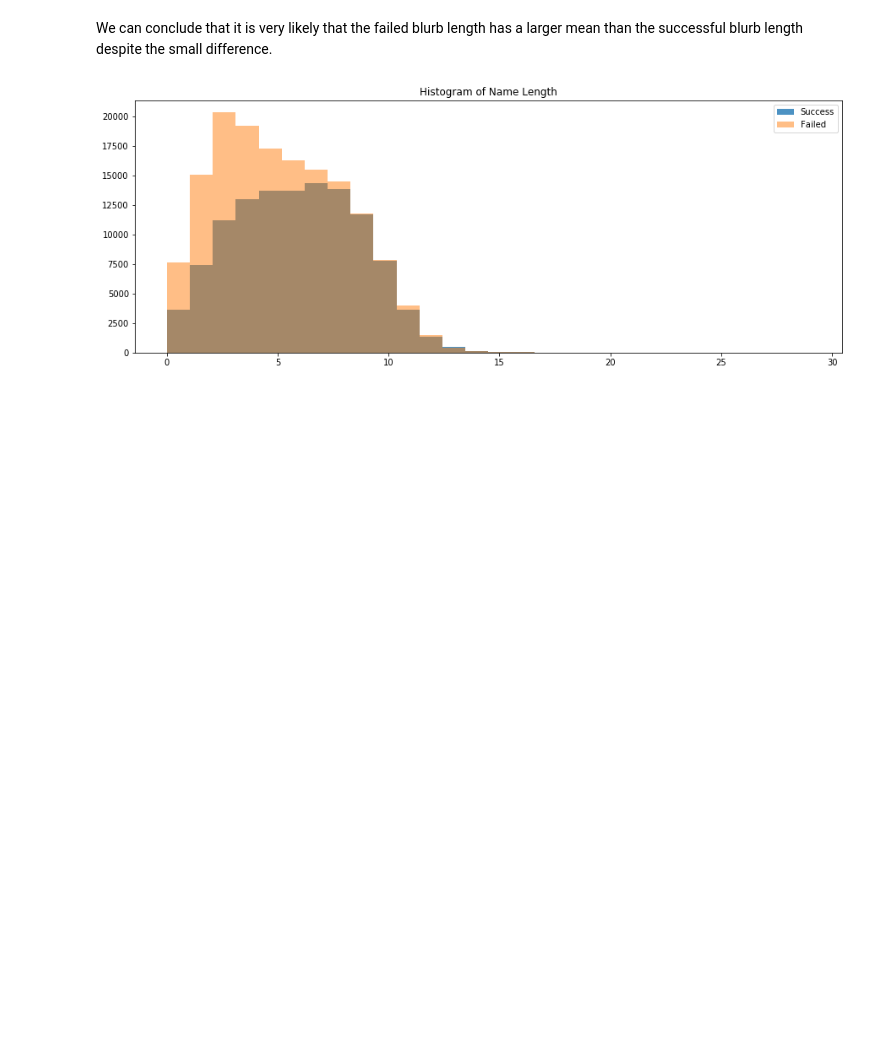
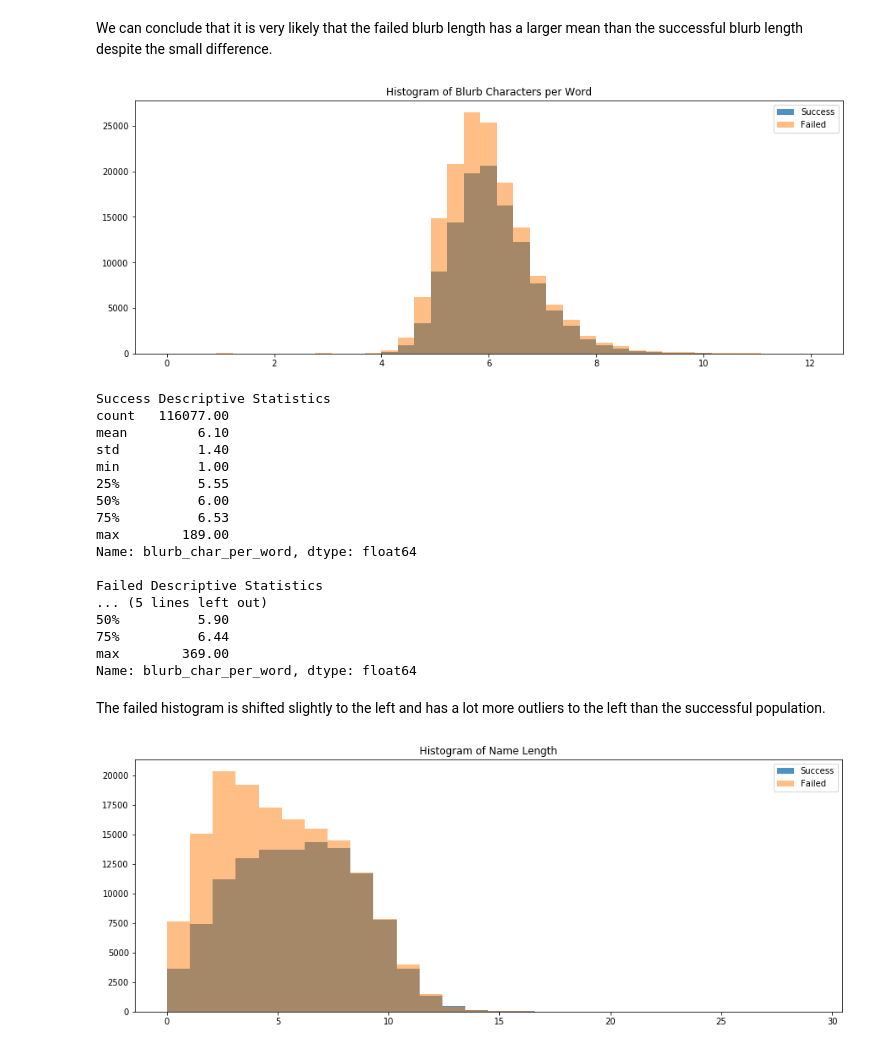
Before and after one commit to dwitten392/Springboard---DW, a Jupyter notebook: Capstone 1 - Kickstarter/Kickstart Projects - Modeling with Engineering.ipynb, the cells around one changed output. Cells and saved outputs as stored; diff of their text form; code cells hidden in the pictures; blank space fills up the shorter version.

```diff
--- a/Capstone 1 - Kickstarter/Kickstart Projects - Modeling with Engineering.ipynb
+++ b/Capstone 1 - Kickstarter/Kickstart Projects - Modeling with Engineering.ipynb
@@ -533,5 +382,42 @@ print(p_value)
 # %% [markdown]
 We can conclude that it is very likely that the failed blurb length has a larger mean than the successful blurb length despite the small difference.
+# %%
+fig=plt.figure(figsize=(15,5.5))
+x = cleaned_data['blurb_char_per_word'].loc[cleaned_data['binary_state'] == True]
+y = cleaned_data['blurb_char_per_word'].loc[cleaned_data['binary_state'] == False]
+bins = np.linspace(0, 12, 40)
+
+plt.hist(x, bins = bins, alpha=0.8, label='Success')
+plt.hist(y, bins = bins, alpha=0.5, label='Failed')
+plt.legend(loc='upper right')
+plt.title('Histogram of Blurb Characters per Word')
+plt.show()
+print('\033[1m' + "Success Descriptive Statistics" + '\033[0m')
+print(x.describe())
+print('')
+print('\033[1m' + "Failed Descriptive Statistics" + '\033[0m')
+print(y.describe())
+# %% [output]
+[figure, added]
+Success Descriptive Statistics
+count   116077.00
+mean         6.10
+std          1.40
+min          1.00
+25%          5.55
+50%          6.00
+75%          6.53
+max        189.00
+Name: blurb_char_per_word, dtype: float64
+
+Failed Descriptive Statistics
+... (5 lines left out)
+50%          5.90
+75%          6.44
+max        369.00
+Name: blurb_char_per_word, dtype: float64
+# %% [markdown]
+The failed histogram is shifted slightly to the left and has a lot more outliers to the left than the successful population.
 # %%
 fig=plt.figure(figsize=(15,5.5))
 x = cleaned_data['name_length'].loc[cleaned_data['binary_state'] == True]
```
Also changed, not shown: parts of 53 cells of this notebook.
